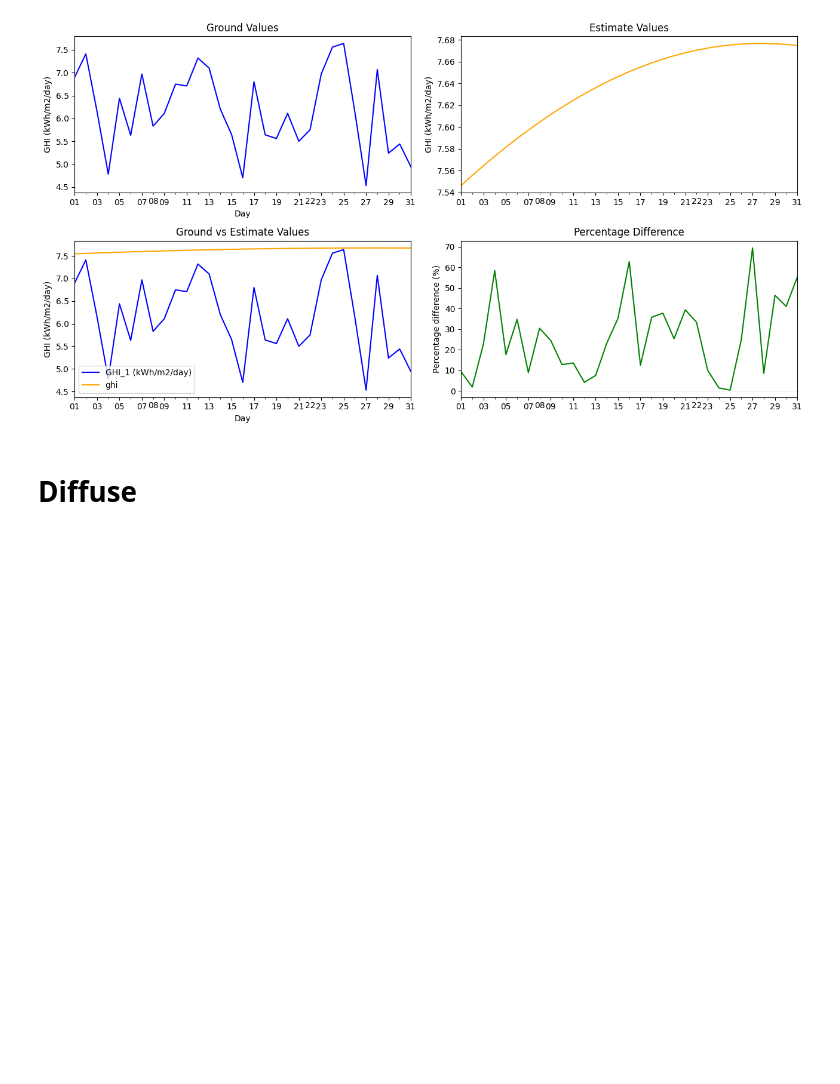
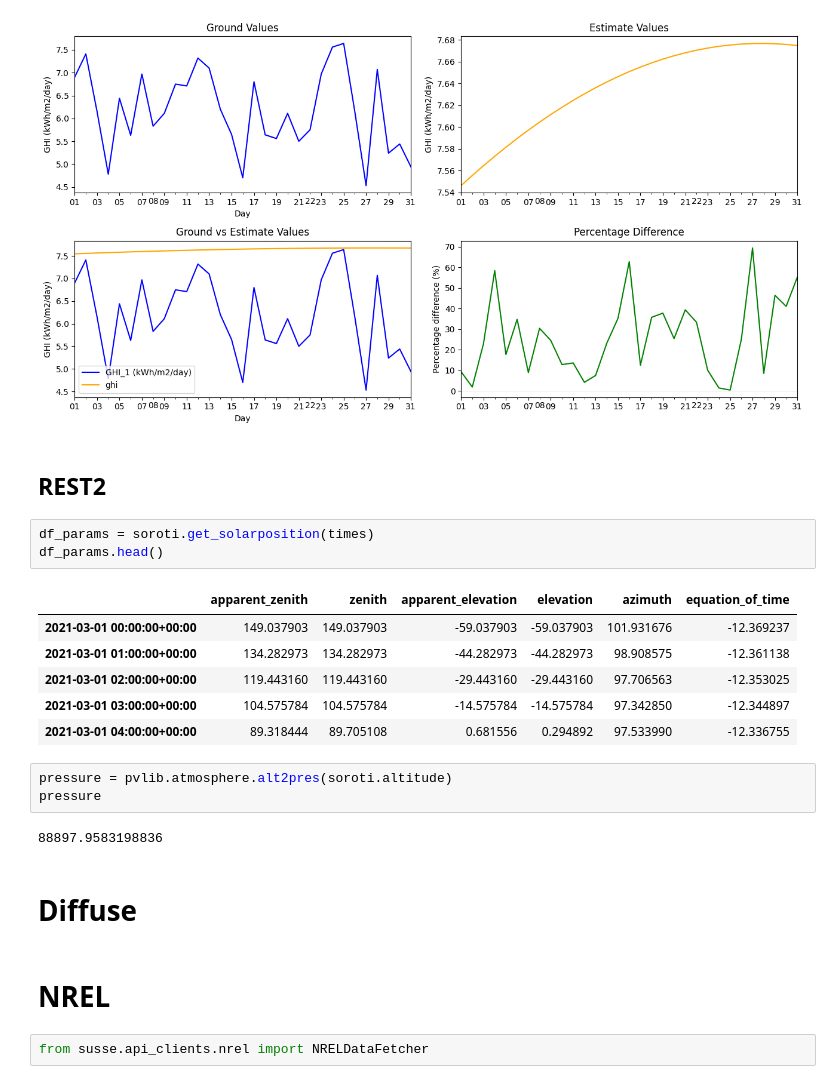
Before and after one commit to Marconi-Lab/SolarIrradiation, a Jupyter notebook: jupyter_notebooks/pvlib_pipeline.ipynb, the cells around one changed output. Saved outputs shown, nothing was run; the diff lists cells and outputs as text; blank space fills up the shorter version.

```diff
--- a/jupyter_notebooks/pvlib_pipeline.ipynb
+++ b/jupyter_notebooks/pvlib_pipeline.ipynb
@@ -127,5 +142,26 @@ haurwitz = soroti.get_clearsky(times, model='haurwitz')
 plot_ground_vs_estimate(ghi_ground, convert_to_kwh_per_m2_per_day(haurwitz['ghi']))
 # %% [output]
 [figure]
+# %% [markdown]
+## REST2
+# %%
+df_params = soroti.get_solarposition(times)
+df_params.head()
+# %% [output]
+|  | apparent_zenith | zenith | apparent_elevation | elevation | azimuth | equation_of_time |
+| 2021-03-01 00:00:00+00:00 | 149.037903 | 149.037903 | -59.037903 | -59.037903 | 101.931676 | -12.369237 |
+| 2021-03-01 01:00:00+00:00 | 134.282973 | 134.282973 | -44.282973 | -44.282973 | 98.908575 | -12.361138 |
+| 2021-03-01 02:00:00+00:00 | 119.443160 | 119.443160 | -29.443160 | -29.443160 | 97.706563 | -12.353025 |
+| 2021-03-01 03:00:00+00:00 | 104.575784 | 104.575784 | -14.575784 | -14.575784 | 97.342850 | -12.344897 |
+| 2021-03-01 04:00:00+00:00 | 89.318444 | 89.705108 | 0.681556 | 0.294892 | 97.533990 | -12.336755 |
+# %%
+pressure = pvlib.atmosphere.alt2pres(soroti.altitude)
+pressure
+# %% [output]
+88897.9583198836
 # %% [markdown]
 # Diffuse
+# %% [markdown]
+# NREL
+# %%
+from susse.api_clients.nrel import NRELDataFetcher
```
Also changed, not shown: parts of 4 cells of this notebook, 4 other files.
